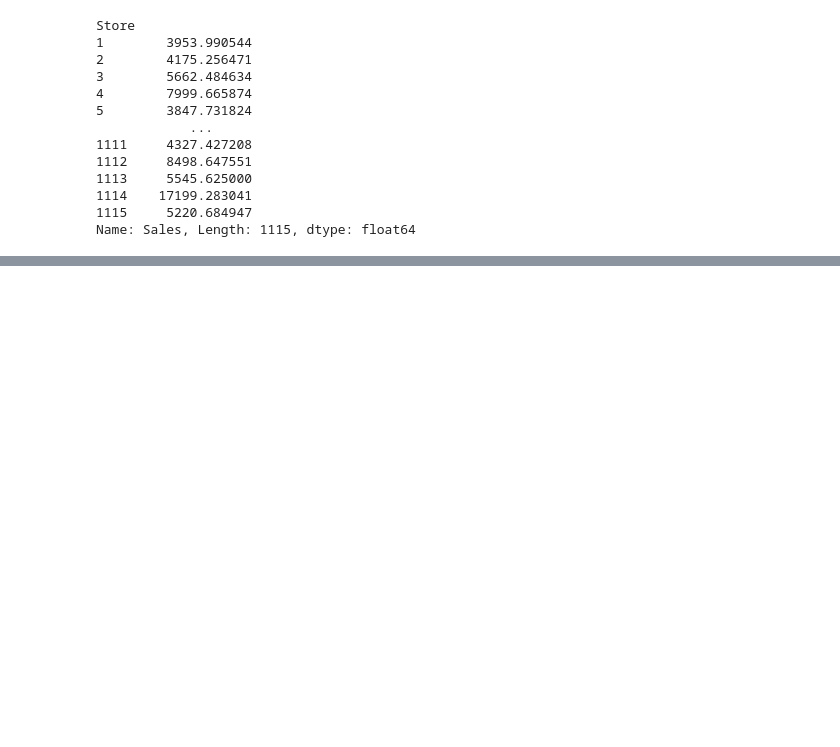
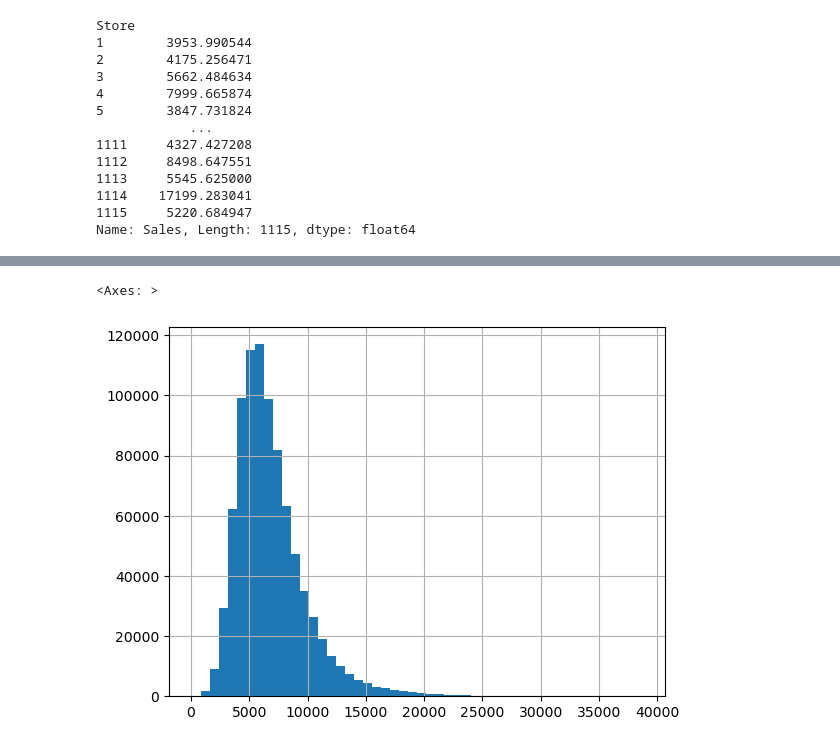
Before and after one commit to omid-sar/Interview-Preparation, a Jupyter notebook: data_manipulation/apply.ipynb, the cells around one changed output, grey strips where cells are left out. Saved outputs shown, nothing was run; the diff lists cells and outputs as text; code cells hidden in the pictures; blank space fills up the shorter version.

```diff
--- a/data_manipulation/apply.ipynb
+++ b/data_manipulation/apply.ipynb
@@ -213,0 +247,5 @@ apply()
+# %%
+df2[df2['Sales'] != 0]['Sales(fill by mean)'].hist(bins=50)
+# %% [output]
+<Axes: >
+[figure, added]
```
Also changed, not shown: parts of 11 cells of this notebook.
